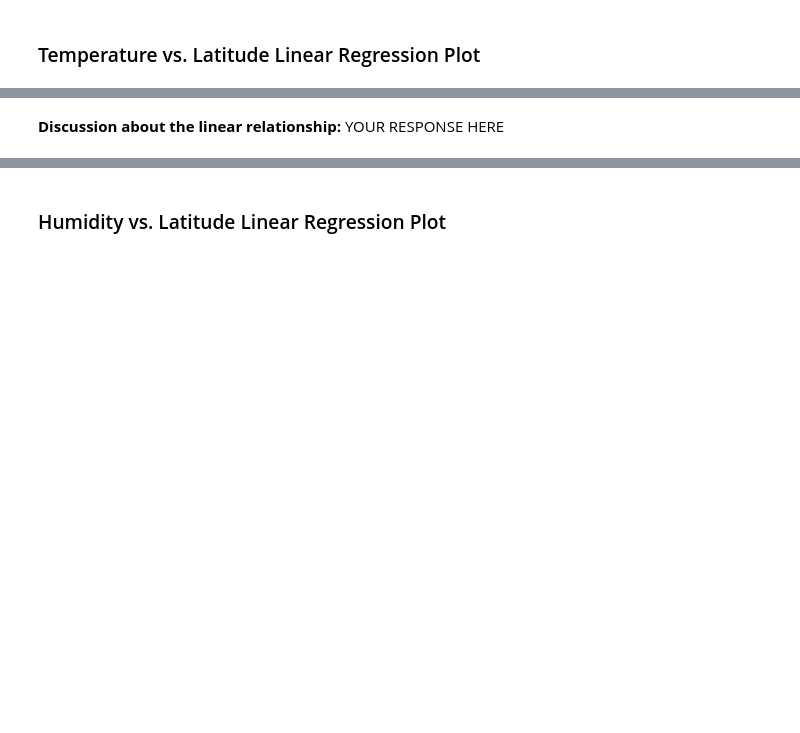
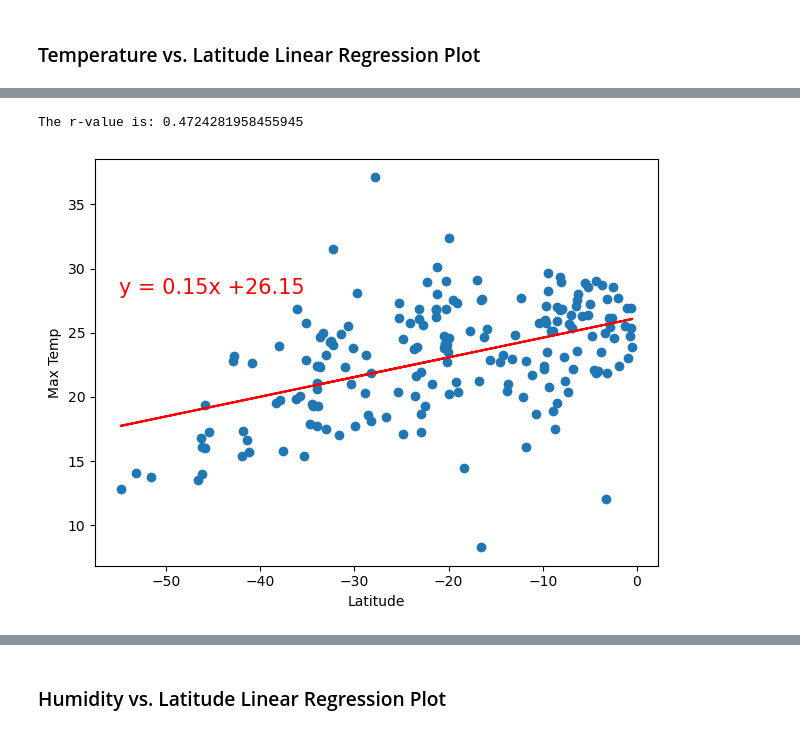
Before and after one commit to samipete/WeatherPy-VacationPy, a Jupyter notebook: Weather_VacationPy/WeatherPy.ipynb, the cells around one changed output, grey strips where cells are left out. Cells and saved outputs as stored; diff of their text form; code cells hidden in the pictures; blank space fills up the shorter version.

```diff
--- a/Weather_VacationPy/WeatherPy.ipynb
+++ b/Weather_VacationPy/WeatherPy.ipynb
@@ -334,5 +337,6 @@ The r-value is: -0.8116490889691045
 # %%
 # Linear regression on Southern Hemisphere
-# YOUR CODE HERE
+linreg_eq(southern_hemi_df['Lat'], southern_hemi_df['Max Temp'],(-55,28), 'Latitude', 'Max Temp' )
+# %% [output]
+The r-value is: 0.4724281958455945
+[figure, added]
-# %% [markdown]
-**Discussion about the linear relationship:** YOUR RESPONSE HERE
```
Also changed, not shown: parts of 17 cells of this notebook.
